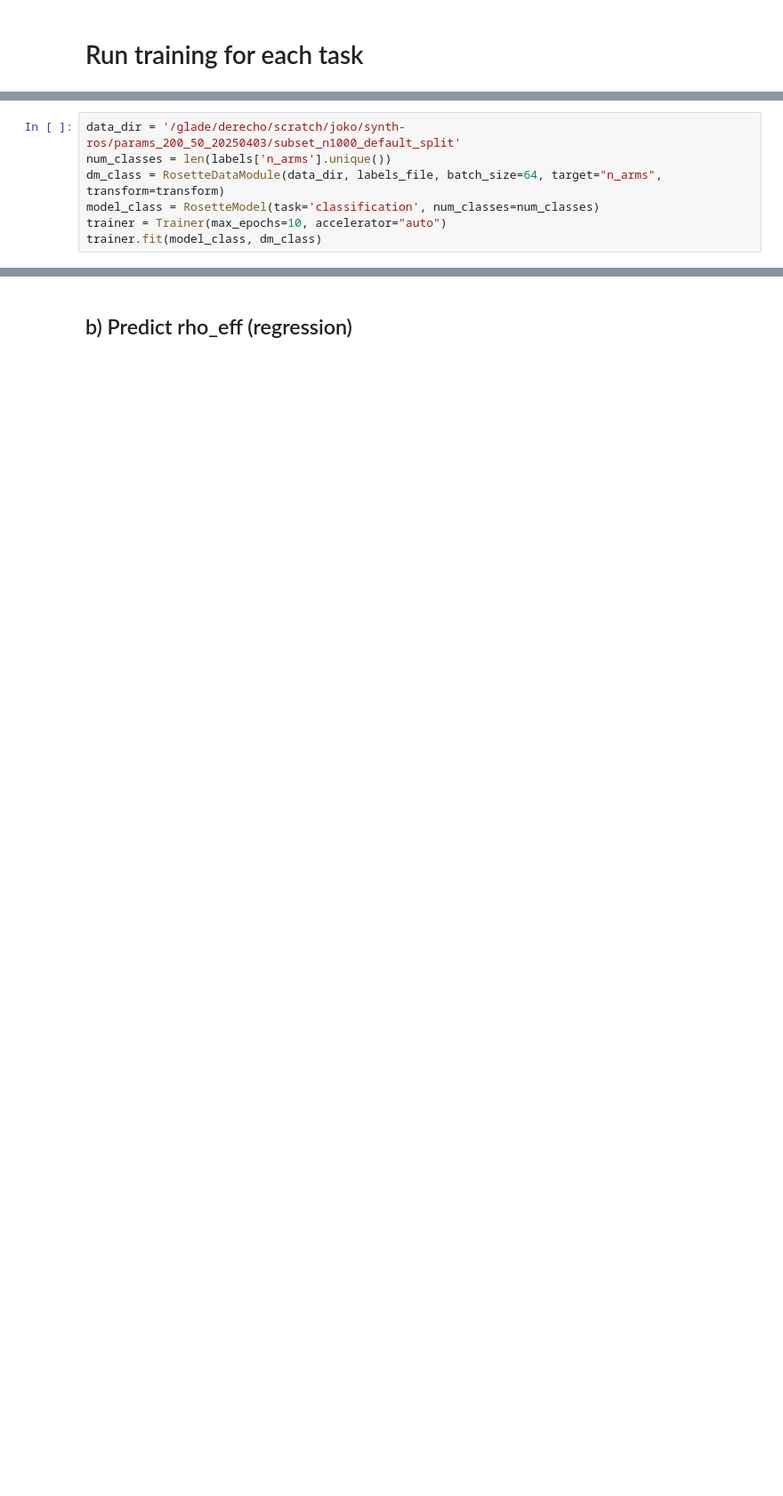
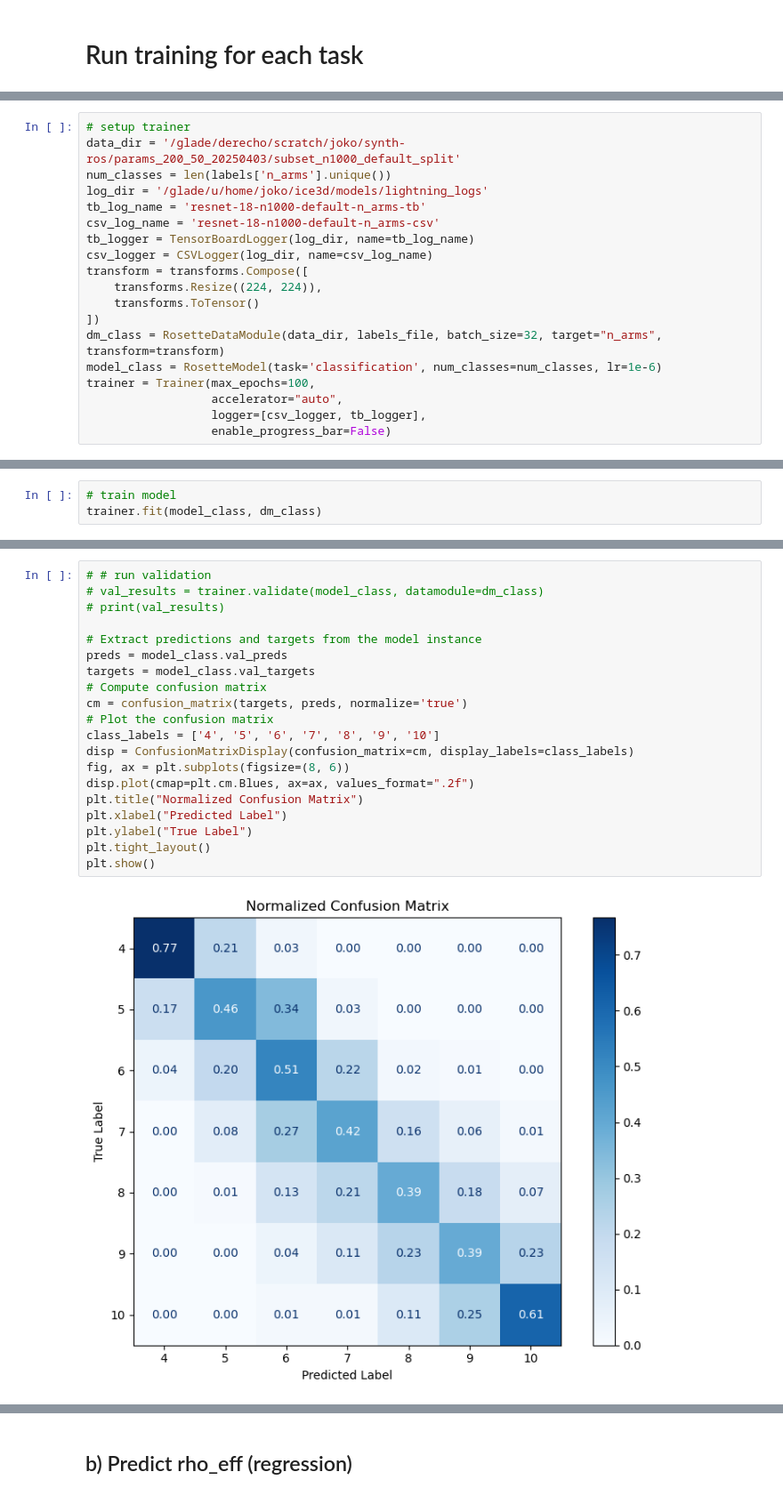
Before and after one commit to josephko91/ice3d, a Jupyter notebook: notebooks/21-train-torch-models.ipynb, the cells around one changed output, grey strips where cells are left out. Shown: that part at 89% size. Drawn from its saved outputs; the diff is of its cells as text; blank space fills up the shorter version.

```diff
--- a/notebooks/21-train-torch-models.ipynb
+++ b/notebooks/21-train-torch-models.ipynb
@@ -177,0 +196,19 @@ len(labels['n_arms'].unique())
+# %%
+# setup trainer
+data_dir = '/glade/derecho/scratch/joko/synth-ros/params_200_50_20250403/subset_n1000_default_split'
+num_classes = len(labels['n_arms'].unique())
+log_dir = '/glade/u/home/joko/ice3d/models/lightning_logs'
+tb_log_name = 'resnet-18-n1000-default-n_arms-tb'
+csv_log_name = 'resnet-18-n1000-default-n_arms-csv'
+tb_logger = TensorBoardLogger(log_dir, name=tb_log_name)
+csv_logger = CSVLogger(log_dir, name=csv_log_name)
+transform = transforms.Compose([
+    transforms.Resize((224, 224)),
+    transforms.ToTensor()
+])
+dm_class = RosetteDataModule(data_dir, labels_file, batch_size=32, target="n_arms", transform=transform)
+model_class = RosetteModel(task='classification', num_classes=num_classes, lr=1e-6)
+trainer = Trainer(max_epochs=100,
+                  accelerator="auto",
+                  logger=[csv_logger, tb_logger],
+                  enable_progress_bar=False)
@@ -178,8 +220,4 @@ len(labels['n_arms'].unique())
 # %%
-data_dir = '/glade/derecho/scratch/joko/synth-ros/params_200_50_20250403/subset_n1000_default_split'
-num_classes = len(labels['n_arms'].unique())
-dm_class = RosetteDataModule(data_dir, labels_file, batch_size=64, target="n_arms", transform=transform)
-model_class = RosetteModel(task='classification', num_classes=num_classes)
-trainer = Trainer(max_epochs=10, accelerator="auto")
+# train model
 trainer.fit(model_class, dm_class)
 # %% [output]
@@ -204,0 +242,22 @@ FileNotFoundError: [Errno 2] No such file or directory: '/glade/derecho/scratch/
+# %%
+# # run validation
+# val_results = trainer.validate(model_class, datamodule=dm_class)
+# print(val_results)
+
+# Extract predictions and targets from the model instance
+preds = model_class.val_preds
+targets = model_class.val_targets
+# Compute confusion matrix
+cm = confusion_matrix(targets, preds, normalize='true')
+# Plot the confusion matrix
+class_labels = ['4', '5', '6', '7', '8', '9', '10']
+disp = ConfusionMatrixDisplay(confusion_matrix=cm, display_labels=class_labels)
+fig, ax = plt.subplots(figsize=(8, 6))
+disp.plot(cmap=plt.cm.Blues, ax=ax, values_format=".2f")
+plt.title("Normalized Confusion Matrix")
+plt.xlabel("Predicted Label")
+plt.ylabel("True Label")
+plt.tight_layout()
+plt.show()
+# %% [output]
+[figure, added]
```
Also changed, not shown: parts of 19 cells of this notebook, 12 other files.
